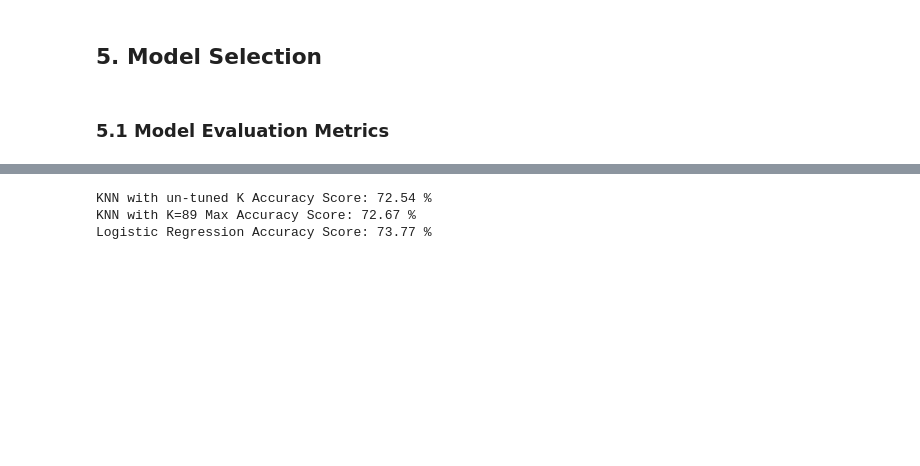
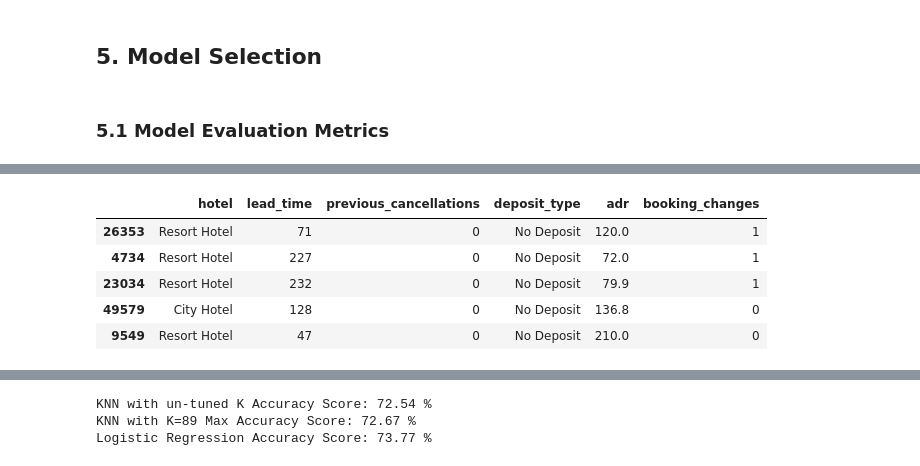
Before and after one commit to d-widyantama/Machine_Learning-Modul-3-Purwadhika, a Jupyter notebook: 8-EnsembleMethod/8-Modelling_HotelBookings.ipynb, the cells around one changed output, grey strips where cells are left out. Saved outputs shown, nothing was run; the diff lists cells and outputs as text; code cells hidden in the pictures; blank space fills up the shorter version.

Commit message:
Update HotelBookings

```diff
--- a/8-EnsembleMethod/8-Modelling_HotelBookings.ipynb
+++ b/8-EnsembleMethod/8-Modelling_HotelBookings.ipynb
@@ -466,0 +536,9 @@ Logistic Regression Accuracy Score: 73.77 %
+# %%
+Xtrain.head()
+# %% [output]
+|  | hotel | lead_time | previous_cancellations | deposit_type | adr | booking_changes |
+| 26353 | Resort Hotel | 71 | 0 | No Deposit | 120.0 | 1 |
+| 4734 | Resort Hotel | 227 | 0 | No Deposit | 72.0 | 1 |
+| 23034 | Resort Hotel | 232 | 0 | No Deposit | 79.9 | 1 |
+| 49579 | City Hotel | 128 | 0 | No Deposit | 136.8 | 0 |
+| 9549 | Resort Hotel | 47 | 0 | No Deposit | 210.0 | 0 |
```
Also changed, not shown: parts of 22 cells of this notebook.
